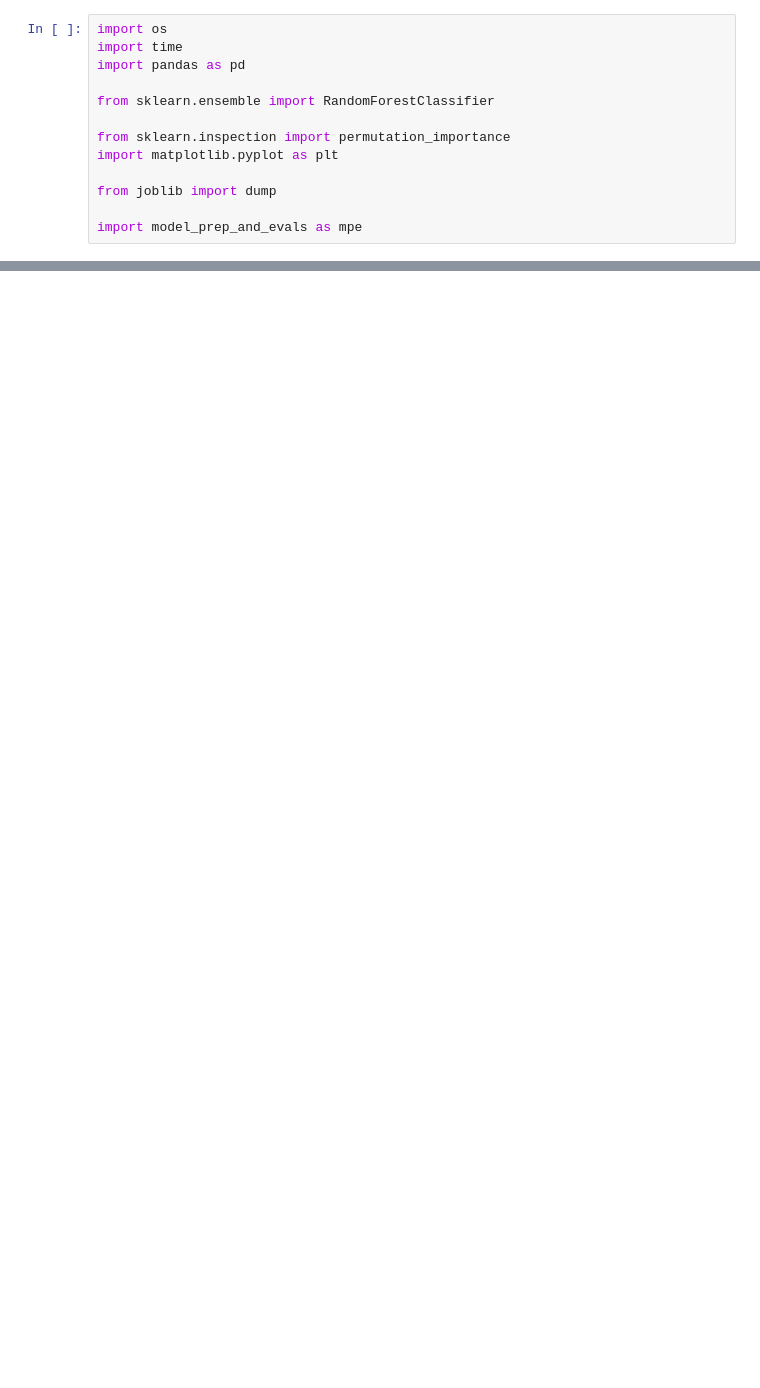
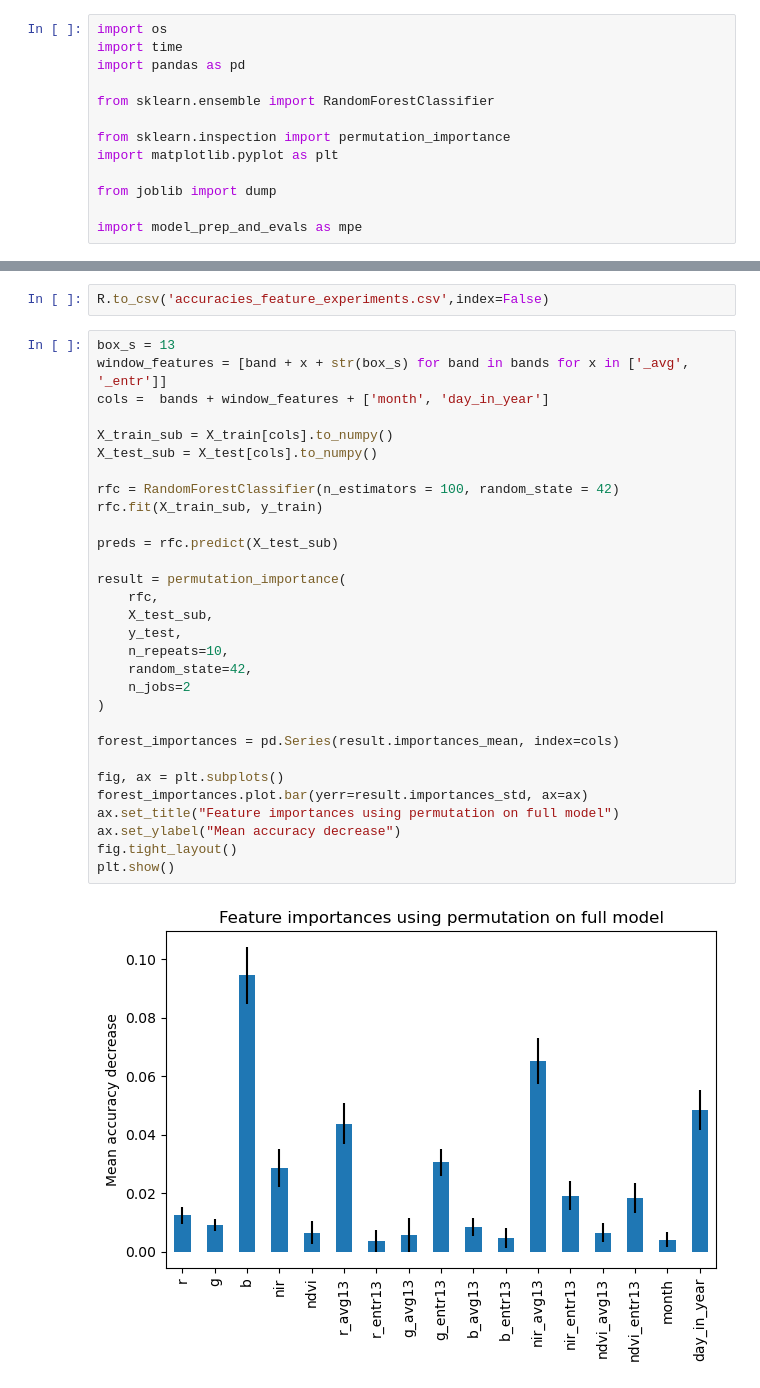
Before and after one commit to NCEAS/msai4earth-esa, a Jupyter notebook: iceplant_detection/window_size_experiments.ipynb, the cells around one changed output, grey strips where cells are left out. Drawn from its saved outputs; the diff is of its cells as text; blank space fills up the shorter version.

```diff
--- a/iceplant_detection/window_size_experiments.ipynb
+++ b/iceplant_detection/window_size_experiments.ipynb
@@ -120,0 +166,34 @@ R
+# %%
+R.to_csv('accuracies_feature_experiments.csv',index=False)
+# %%
+box_s = 13
+window_features = [band + x + str(box_s) for band in bands for x in ['_avg', '_entr']]
+cols =  bands + window_features + ['month', 'day_in_year']
+
+X_train_sub = X_train[cols].to_numpy()
+X_test_sub = X_test[cols].to_numpy()
+
+rfc = RandomForestClassifier(n_estimators = 100, random_state = 42)
+rfc.fit(X_train_sub, y_train)
+
+preds = rfc.predict(X_test_sub)
+
+result = permutation_importance(
+    rfc,
+    X_test_sub,
+    y_test,
+    n_repeats=10,
+    random_state=42,
+    n_jobs=2
+)
+
+forest_importances = pd.Series(result.importances_mean, index=cols)
+
+fig, ax = plt.subplots()
+forest_importances.plot.bar(yerr=result.importances_std, ax=ax)
+ax.set_title("Feature importances using permutation on full model")
+ax.set_ylabel("Mean accuracy decrease")
+fig.tight_layout()
+plt.show()
+# %% [output]
+[figure, added]
```
Also changed, not shown: parts of 8 cells of this notebook.
